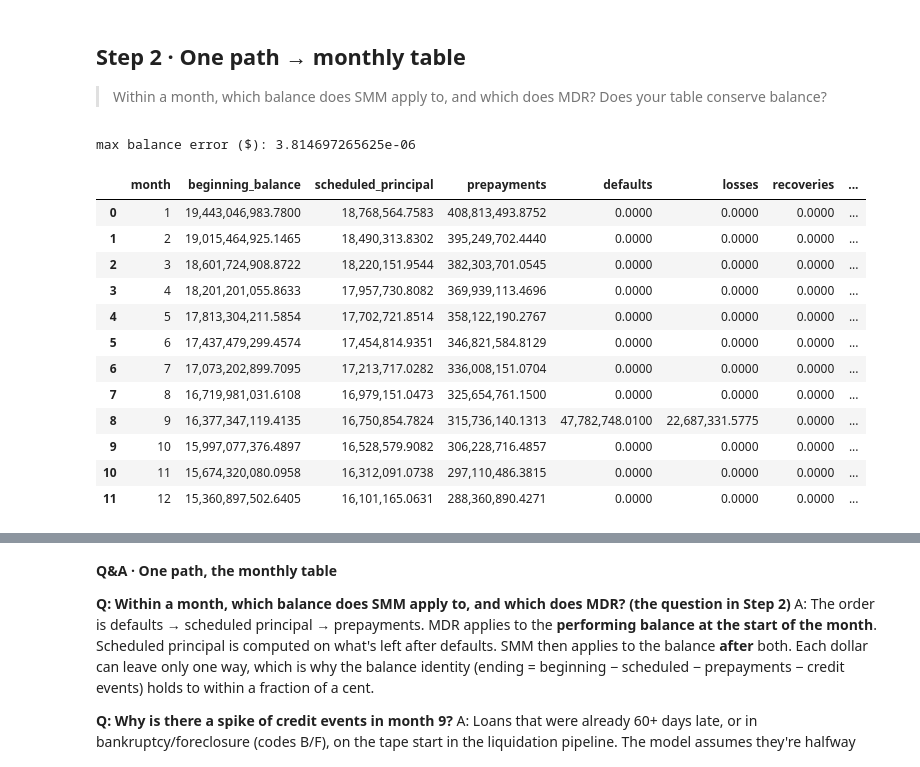
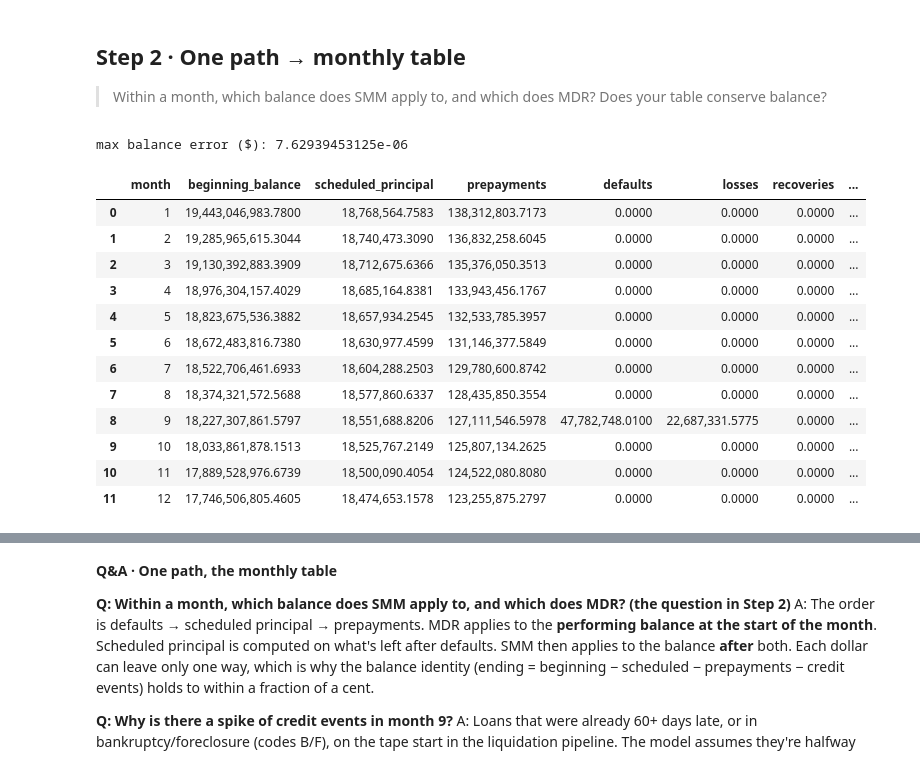
Before and after one commit to rezazamani2329/Asset-Backed-Security-Market--UC-Berkeley-MFE-program, a Jupyter notebook: notebooks/03_pool_projection.ipynb, the cells around one changed output, grey strips where cells are left out. Drawn from its saved outputs; the diff is of its cells as text; code cells hidden in the pictures.

```diff
--- a/notebooks/03_pool_projection.ipynb
+++ b/notebooks/03_pool_projection.ipynb
@@ -97,27 +97,27 @@ A: Early in a 30-year loan the balance is large, so interest (B·r = $1,687.50)
 > Within a month, which balance does SMM apply to, and which does MDR? Does your table conserve balance?
 # %%
 N_MONTHS = 53
-flat_rate = np.full(N_MONTHS, 6.25)
+flat_rate = np.full(N_MONTHS, cp.PMMS_TODAY)   # today's PMMS, 7.28%
 flat_hpi = np.ones(N_MONTHS + 1)
 
 cf = try_run(cp.project_collateral, pool, flat_hpi, flat_rate, N_MONTHS)
 if cf is not None:
     out = cf["scheduled_principal"] + cf["prepayments"] + cf["defaults"]
     print("max balance error ($):", (cf["beginning_balance"] - out - cf["ending_balance"]).abs().max())
     display(cf.head(12))
 # %% [output]
-max balance error ($): 3.814697265625e-06
+max balance error ($): 7.62939453125e-06
 |  | month | beginning_balance | scheduled_principal | prepayments | defaults | losses | recoveries | ... |
-| 0 | 1 | 19,443,046,983.7800 | 18,768,564.7583 | 408,813,493.8752 | 0.0000 | 0.0000 | 0.0000 | ... |
-| 1 | 2 | 19,015,464,925.1465 | 18,490,313.8302 | 395,249,702.4440 | 0.0000 | 0.0000 | 0.0000 | ... |
-| 2 | 3 | 18,601,724,908.8722 | 18,220,151.9544 | 382,303,701.0545 | 0.0000 | 0.0000 | 0.0000 | ... |
-| 3 | 4 | 18,201,201,055.8633 | 17,957,730.8082 | 369,939,113.4696 | 0.0000 | 0.0000 | 0.0000 | ... |
-| 4 | 5 | 17,813,304,211.5854 | 17,702,721.8514 | 358,122,190.2767 | 0.0000 | 0.0000 | 0.0000 | ... |
-| 5 | 6 | 17,437,479,299.4574 | 17,454,814.9351 | 346,821,584.8129 | 0.0000 | 0.0000 | 0.0000 | ... |
-| 6 | 7 | 17,073,202,899.7095 | 17,213,717.0282 | 336,008,151.0704 | 0.0000 | 0.0000 | 0.0000 | ... |
-| 7 | 8 | 16,719,981,031.6108 | 16,979,151.0473 | 325,654,761.1500 | 0.0000 | 0.0000 | 0.0000 | ... |
-| 8 | 9 | 16,377,347,119.4135 | 16,750,854.7824 | 315,736,140.1313 | 47,782,748.0100 | 22,687,331.5775 | 0.0000 | ... |
-| 9 | 10 | 15,997,077,376.4897 | 16,528,579.9082 | 306,228,716.4857 | 0.0000 | 0.0000 | 0.0000 | ... |
-| 10 | 11 | 15,674,320,080.0958 | 16,312,091.0738 | 297,110,486.3815 | 0.0000 | 0.0000 | 0.0000 | ... |
-| 11 | 12 | 15,360,897,502.6405 | 16,101,165.0631 | 288,360,890.4271 | 0.0000 | 0.0000 | 0.0000 | ... |
+| 0 | 1 | 19,443,046,983.7800 | 18,768,564.7583 | 138,312,803.7173 | 0.0000 | 0.0000 | 0.0000 | ... |
+| 1 | 2 | 19,285,965,615.3044 | 18,740,473.3090 | 136,832,258.6045 | 0.0000 | 0.0000 | 0.0000 | ... |
+| 2 | 3 | 19,130,392,883.3909 | 18,712,675.6366 | 135,376,050.3513 | 0.0000 | 0.0000 | 0.0000 | ... |
+| 3 | 4 | 18,976,304,157.4029 | 18,685,164.8381 | 133,943,456.1767 | 0.0000 | 0.0000 | 0.0000 | ... |
+| 4 | 5 | 18,823,675,536.3882 | 18,657,934.2545 | 132,533,785.3957 | 0.0000 | 0.0000 | 0.0000 | ... |
+| 5 | 6 | 18,672,483,816.7380 | 18,630,977.4599 | 131,146,377.5849 | 0.0000 | 0.0000 | 0.0000 | ... |
+| 6 | 7 | 18,522,706,461.6933 | 18,604,288.2503 | 129,780,600.8742 | 0.0000 | 0.0000 | 0.0000 | ... |
+| 7 | 8 | 18,374,321,572.5688 | 18,577,860.6337 | 128,435,850.3554 | 0.0000 | 0.0000 | 0.0000 | ... |
+| 8 | 9 | 18,227,307,861.5797 | 18,551,688.8206 | 127,111,546.5978 | 47,782,748.0100 | 22,687,331.5775 | 0.0000 | ... |
+| 9 | 10 | 18,033,861,878.1513 | 18,525,767.2149 | 125,807,134.2625 | 0.0000 | 0.0000 | 0.0000 | ... |
+| 10 | 11 | 17,889,528,976.6739 | 18,500,090.4054 | 124,522,080.8080 | 0.0000 | 0.0000 | 0.0000 | ... |
+| 11 | 12 | 17,746,506,805.4605 | 18,474,653.1578 | 123,255,875.2797 | 0.0000 | 0.0000 | 0.0000 | ... |
 # %% [markdown]
```
Also changed, not shown: parts of 13 cells of this notebook, 17 other files.
